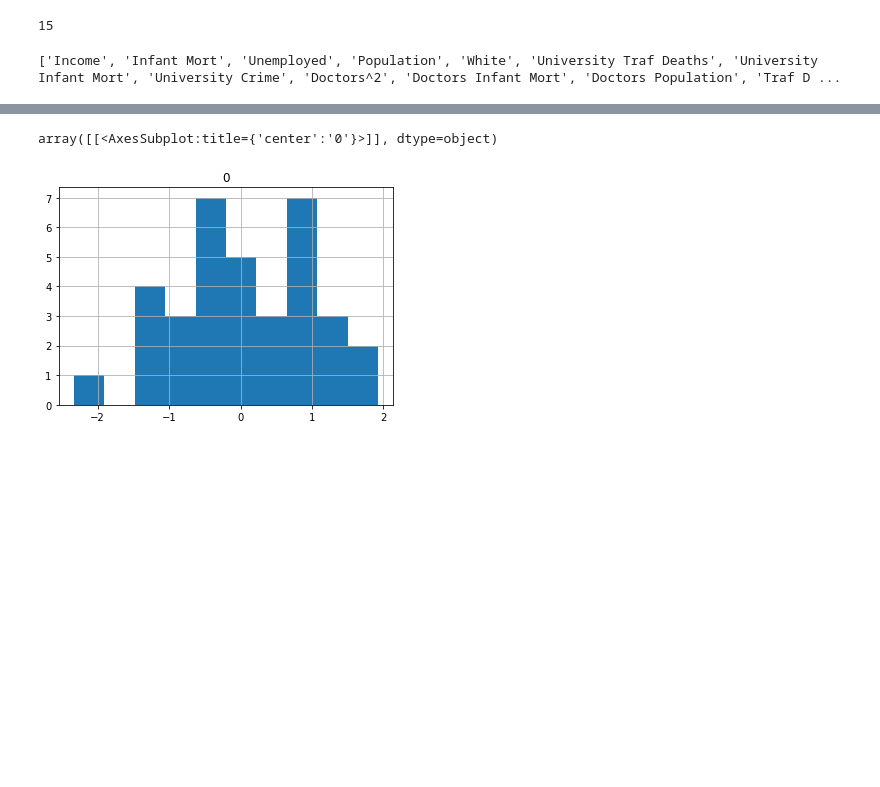
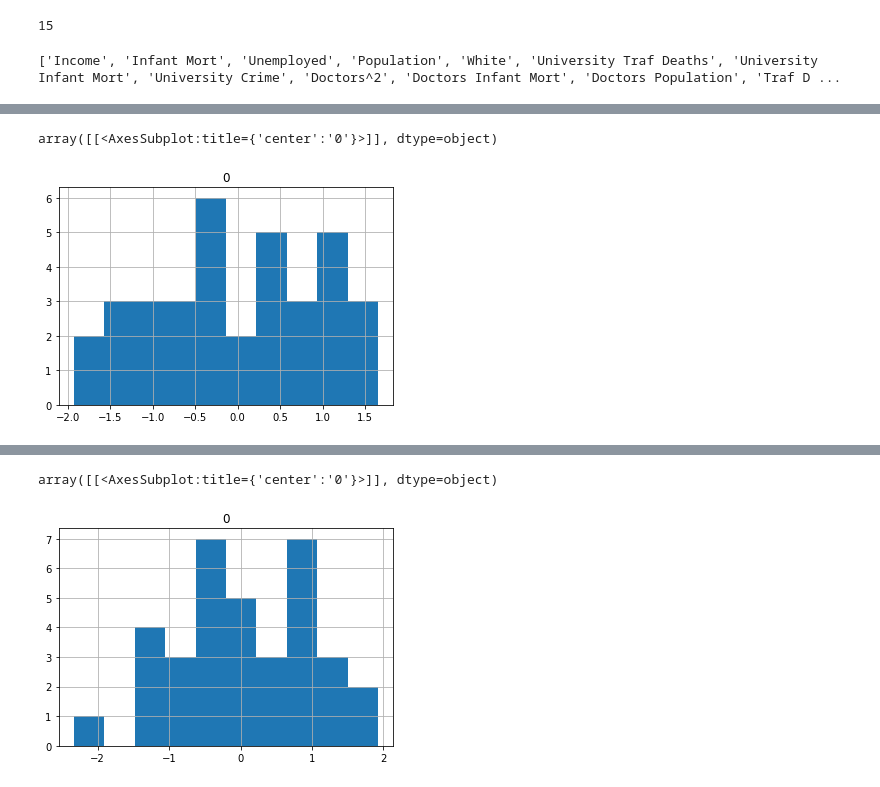
Before and after one commit to thistleknot/python-ml, a Jupyter notebook: code/Elastic and Sequential Comparisons.ipynb, the cells around one changed output, grey strips where cells are left out. Saved outputs shown, nothing was run; the diff lists cells and outputs as text; code cells hidden in the pictures; blank space fills up the shorter version.

```diff
--- a/code/Elastic and Sequential Comparisons.ipynb
+++ b/code/Elastic and Sequential Comparisons.ipynb
@@ -348,0 +399,5 @@ print(ss_sortedFeatures)
+# %%
+pd.DataFrame(results_parse.get_influence().resid_studentized_internal).hist()
+# %% [output]
+array([[<AxesSubplot:title={'center':'0'}>]], dtype=object)
+[figure, added]
```
Also changed, not shown: parts of 11 cells of this notebook.
